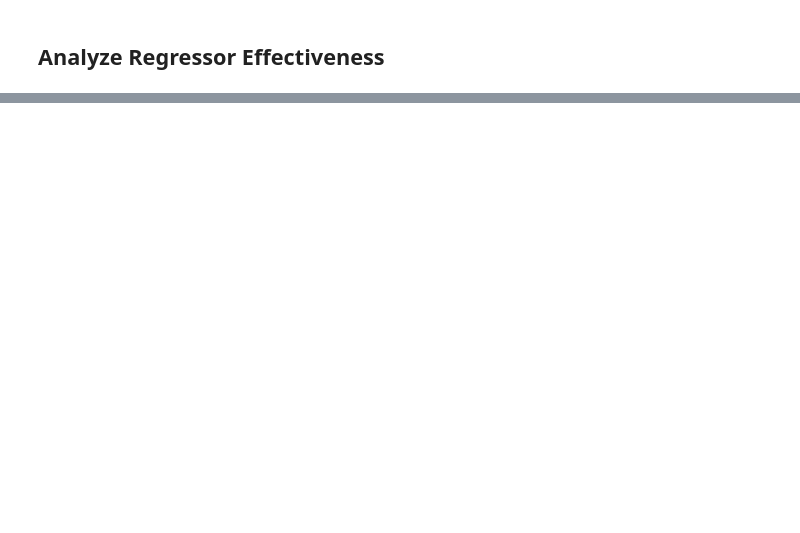
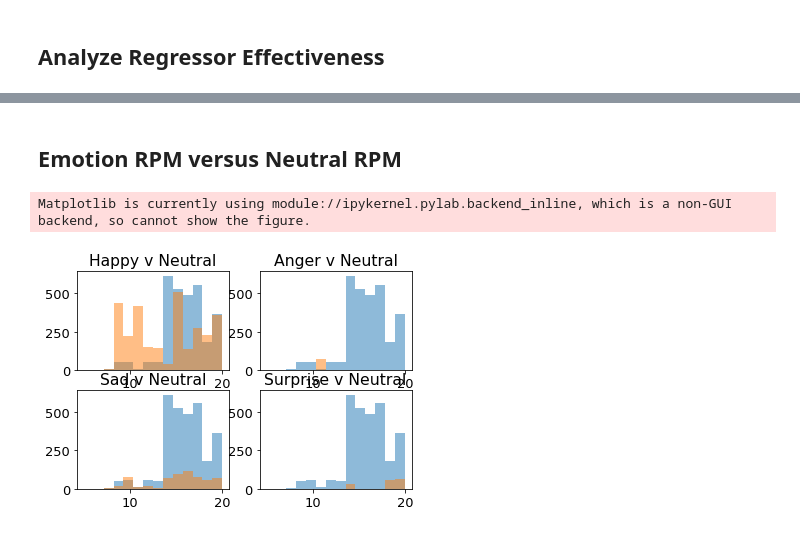
Before and after one commit to ThisGuyEddie/Abeona_TV, a Jupyter notebook: final_project.ipynb, the cells around one changed output, grey strips where cells are left out. Drawn from its saved outputs; the diff is of its cells as text; code cells hidden in the pictures; blank space fills up the shorter version.

Commit message:
added emotion rpm differences and video type vs pred emotion

```diff
--- a/final_project.ipynb
+++ b/final_project.ipynb
@@ -356,6 +345,9 @@ px.bar(imps, x='Features', y='Importances', template='ggplot2',
 # %% [markdown]
 ## Analyze Regressor Effectiveness
 # %%
+# Adding y_hat to data_df
+data_df['y_hat'] = y_hat.tolist()
+
 bins = [-1.5, -0.75, -0.5, -0.25, -0.1, 0.1,
         0.25, 0.5, 0.75, 1.5]
 labels = [-1.0, -0.75, -0.5, -0.25, 0.0, 0.25, 0.5, 0.75, 1.0]
@@ -406,0 +396,25 @@ fig.show()
+# %% [markdown]
+## Emotion RPM versus Neutral RPM
+# %%
+bins = np.linspace(5,20,15)
+
+fig, axs = plt.subplots(2,2)
+
+axs[0,0].hist(data_df.loc[data_df['pred_emotion']=='neutral']['rpm'], bins, alpha=0.5)#, label='Neutral RPM')
+axs[0,1].hist(data_df.loc[data_df['pred_emotion']=='neutral']['rpm'], bins, alpha=0.5)#, label='Neutral RPM')
+axs[1,0].hist(data_df.loc[data_df['pred_emotion']=='neutral']['rpm'], bins, alpha=0.5)#, label='Neutral RPM')
+axs[1,1].hist(data_df.loc[data_df['pred_emotion']=='neutral']['rpm'], bins, alpha=0.5)#, label='Neutral RPM')
+
+axs[0,0].hist(data_df.loc[data_df['pred_emotion']=='happy']['rpm'], bins, alpha=0.5)#, label='Happy RPM')
+axs[0,0].set_title('Happy v Neutral')
+axs[0,1].hist(data_df.loc[data_df['pred_emotion']=='anger']['rpm'], bins, alpha=0.5)#, label='Happy RPM')
+axs[0,1].set_title('Anger v Neutral')
+axs[1,0].hist(data_df.loc[data_df['pred_emotion']=='sad']['rpm'], bins, alpha=0.5)#, label='Happy RPM')
+axs[1,0].set_title('Sad v Neutral')
+axs[1,1].hist(data_df.loc[data_df['pred_emotion']=='surprise']['rpm'], bins, alpha=0.5)#, label='Happy RPM')
+axs[1,1].set_title('Surprise v Neutral')
+# axs[0,0].legend(loc='upper right')
+fig.show()
+# %% [output]
+Matplotlib is currently using module://ipykernel.pylab.backend_inline, which is a non-GUI backend, so cannot show the figure.
+[figure, added]
```
Also changed, not shown: parts of 16 cells of this notebook.
